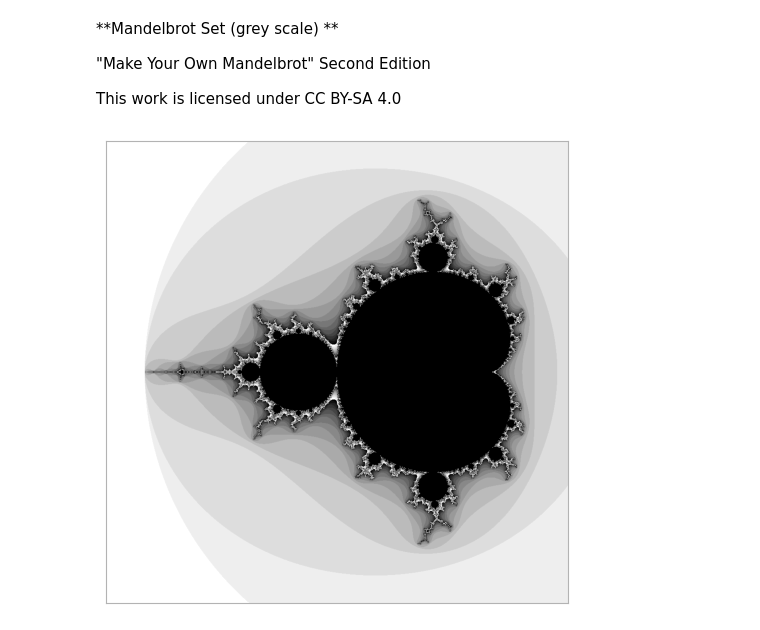
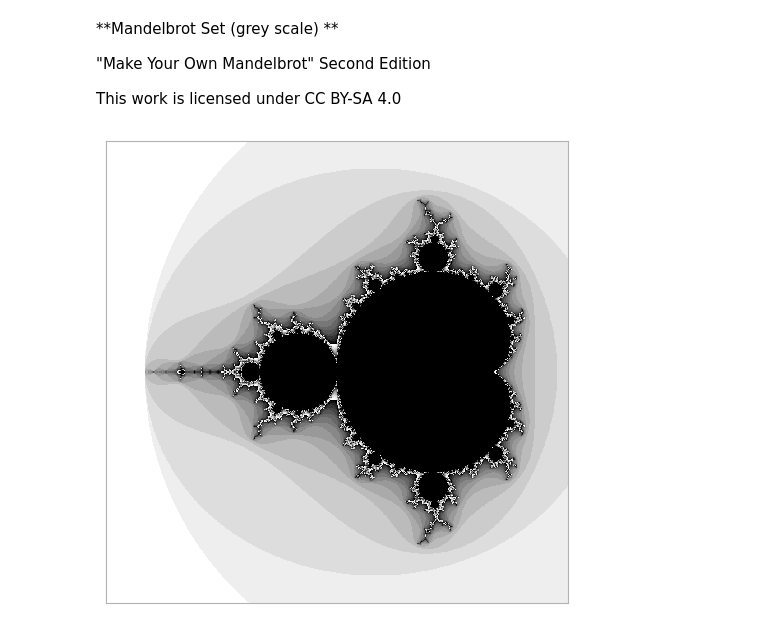
Before and after one commit to rzeta0/From-Primes-To-Riemann, a Jupyter notebook: Make_Your_Own_Mandelbrot_grey_scale.ipynb, the cells around one changed output. Drawn from its saved outputs; the diff is of its cells as text; code cells hidden in the pictures.

```diff
--- a/Make_Your_Own_Mandelbrot_grey_scale.ipynb
+++ b/Make_Your_Own_Mandelbrot_grey_scale.ipynb
@@ -30,6 +30,7 @@ image = np.full( (resolution,resolution), 255, dtype=np.uint8)
 # %%
 # test each point in viewport for divergence
 
+# visit every pixel in the image array
 for x in range(resolution):
   for y in range(resolution):
 
@@ -44,34 +45,34 @@ for x in range(resolution):
       pass
 
     # colour pixel according to divergence
-    image[y,x] = (256/16) * ((max_iter-iteration_count) % 16)
+    image[y,x] = (255/15) * ((max_iter-iteration_count) % 16)
 
     pass # end y loop
   pass # end x loop
 # %%
 # render image
 
 # create figure of size 6x6
 fig, ax = plt.subplots()
 fig.set_size_inches(6,6)
 
 # turn of axis ticks
 ax.set_xticks([])
 ax.set_yticks([])
 
 # grey outline
 grey_value = str(0.7)
 ax.spines['bottom'].set_color(grey_value)
 ax.spines['top'].set_color(grey_value)
 ax.spines['right'].set_color(grey_value)
 ax.spines['left'].set_color(grey_value)
 
 # plot image array, using grey colour palette
-ax.imshow(image, cmap='gray')
+ax.imshow(image, cmap='gray', origin="lower")
 
 # export the figure as a PNG image file
 plt.savefig("mandelbrot_greyscale.png", dpi=600, format="png")
 
 plt.show()
 # %% [output]
-[figure, old version]
+[figure, new version]
```
